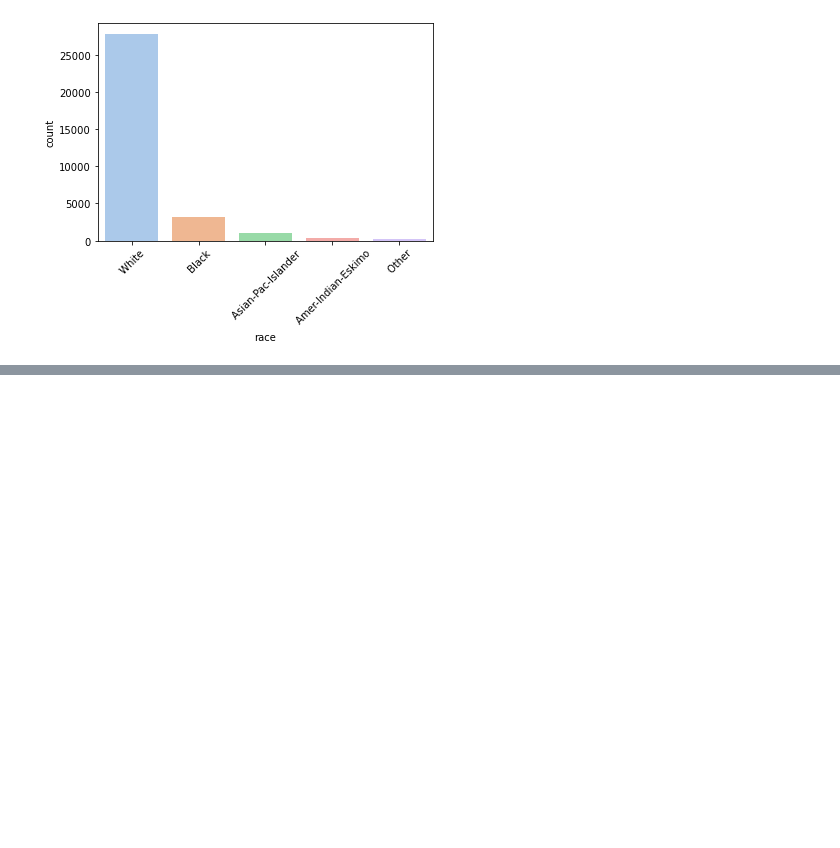
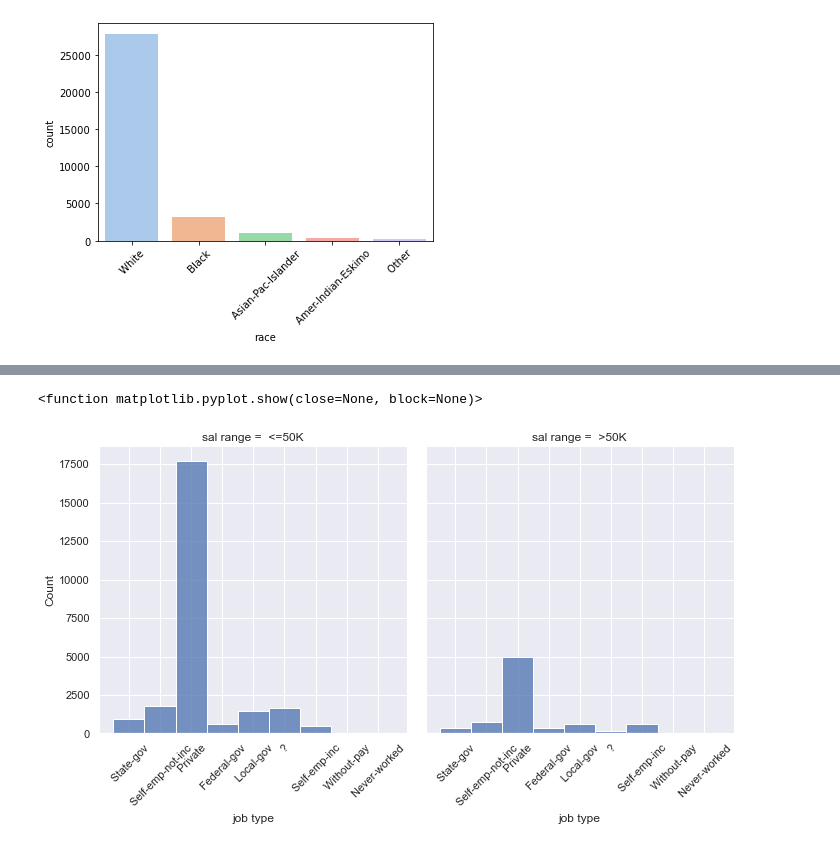
Before and after one commit to jpronier/Mim1, a Jupyter notebook: Employees.ipynb, the cells around one changed output, grey strips where cells are left out. Drawn from its saved outputs; the diff is of its cells as text; code cells hidden in the pictures; blank space fills up the shorter version.

```diff
--- a/Employees.ipynb
+++ b/Employees.ipynb
@@ -179,0 +192,8 @@ Percentage of Missing:  0.0
+# %%
+sns.set(style="darkgrid")
+plot = sns.displot(df, x='job type', col='sal range')
+plot.set_xticklabels(rotation=45)
+plt.show
+# %% [output]
+<function matplotlib.pyplot.show(close=None, block=None)>
+[figure, added]
```
Also changed, not shown: parts of 5 cells of this notebook.
